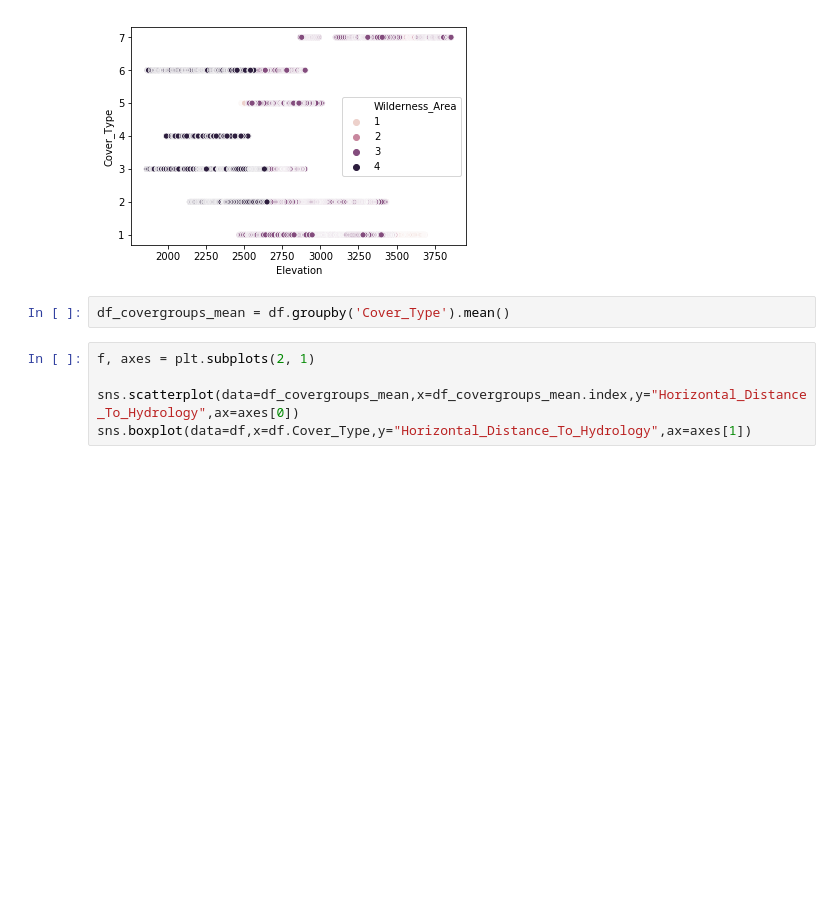
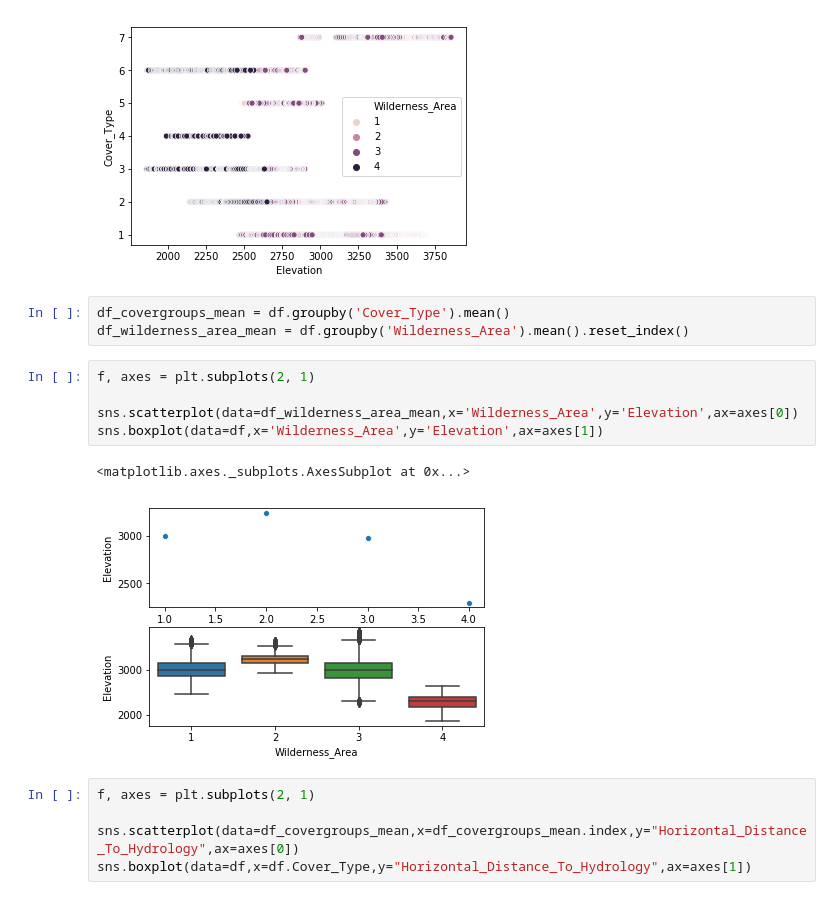
Before and after one commit to Greg-S-12/Tree-Cover-Classification-Project, a Jupyter notebook: EDA_greg.ipynb, the cells around one changed output. Drawn from its saved outputs; the diff is of its cells as text; blank space fills up the shorter version.

Commit message:
More visualizations and starting PCA - pt2

```diff
--- a/EDA_greg.ipynb
+++ b/EDA_greg.ipynb
@@ -145,6 +152,15 @@ sns.scatterplot(data=df,hue='Wilderness_Area',y='Cover_Type',x='Elevation')
 [figure]
 # %%
 df_covergroups_mean = df.groupby('Cover_Type').mean()
+df_wilderness_area_mean = df.groupby('Wilderness_Area').mean().reset_index()
+# %%
+f, axes = plt.subplots(2, 1)
+
+sns.scatterplot(data=df_wilderness_area_mean,x='Wilderness_Area',y='Elevation',ax=axes[0])
+sns.boxplot(data=df,x='Wilderness_Area',y='Elevation',ax=axes[1])
+# %% [output]
+<matplotlib.axes._subplots.AxesSubplot at 0x...>
+[figure, added]
 # %%
 f, axes = plt.subplots(2, 1)
 
```
Also changed, not shown: parts of 4 cells of this notebook.
